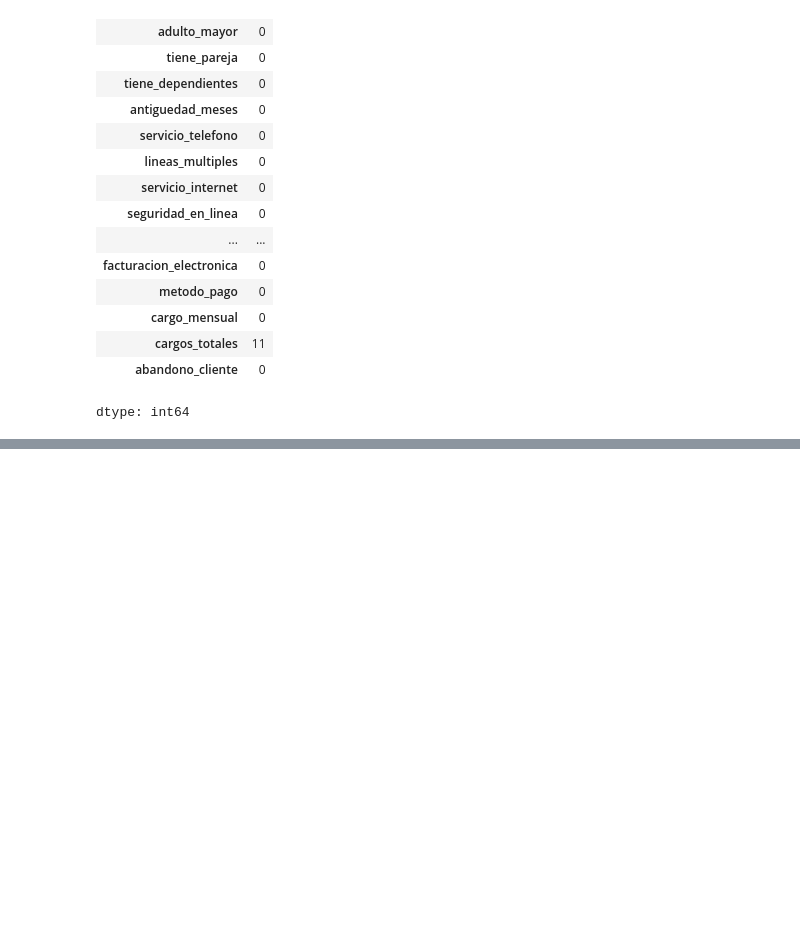
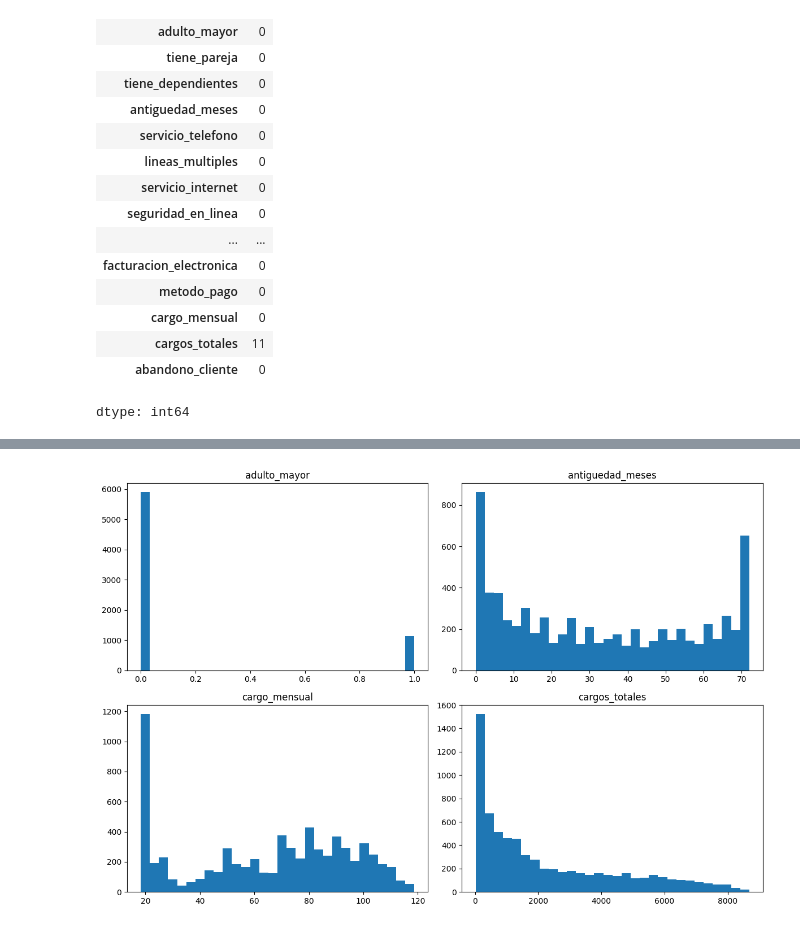
Before and after one commit to r2x4/hackathon, a Jupyter notebook: hackathon.ipynb, the cells around one changed output, grey strips where cells are left out. Drawn from its saved outputs; the diff is of its cells as text; code cells hidden in the pictures; blank space fills up the shorter version.

```diff
--- a/hackathon.ipynb
+++ b/hackathon.ipynb
@@ -97,0 +112,3 @@ dtype: int64
+# %%
+cat_cols = data.select_dtypes(include="object").columns
+num_cols = data.select_dtypes(exclude="object").columns
@@ -97,0 +127,21 @@ dtype: int64
+# %%
+import math
+
+n_cols = 2
+n_rows = math.ceil(len(num_cols) / n_cols)
+
+fig, axes = plt.subplots(n_rows, n_cols, figsize=(12, 4 * n_rows))
+axes = axes.flatten()
+
+for i, col in enumerate(num_cols):
+    axes[i].hist(data[col], bins=30)
+    axes[i].set_title(col)
+
+# Eliminar ejes vacíos
+for j in range(len(num_cols), len(axes)):
+    fig.delaxes(axes[j])
+
+plt.tight_layout()
+plt.show()
+# %% [output]
+[figure, added]
```
Also changed, not shown: parts of 7 cells of this notebook.
